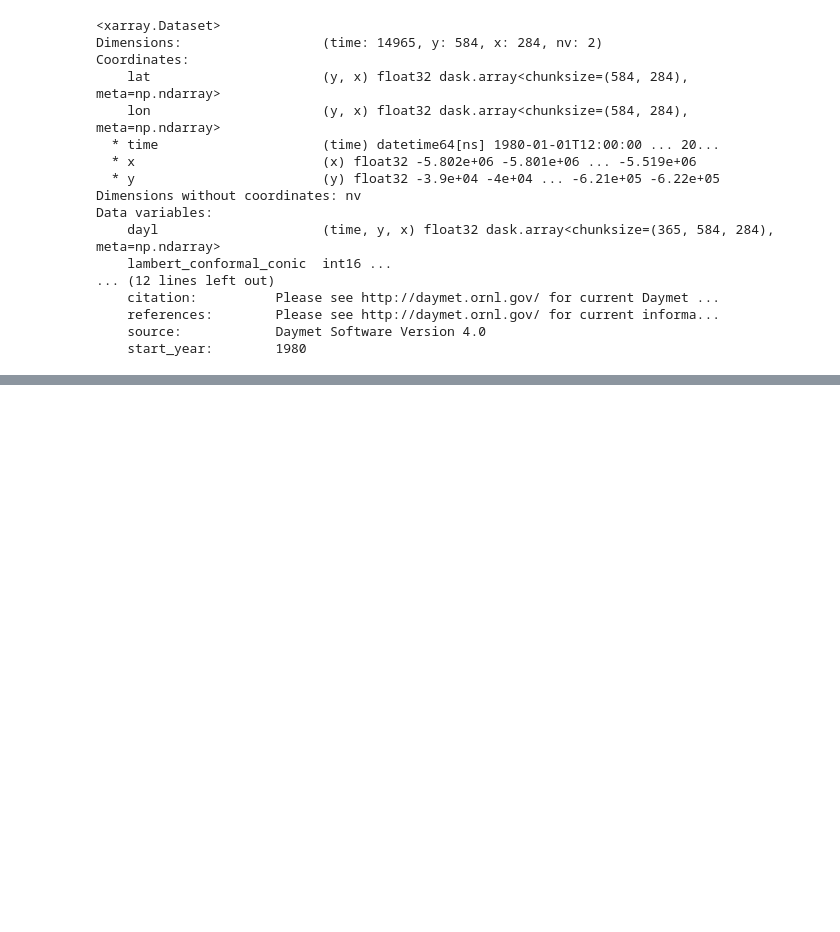
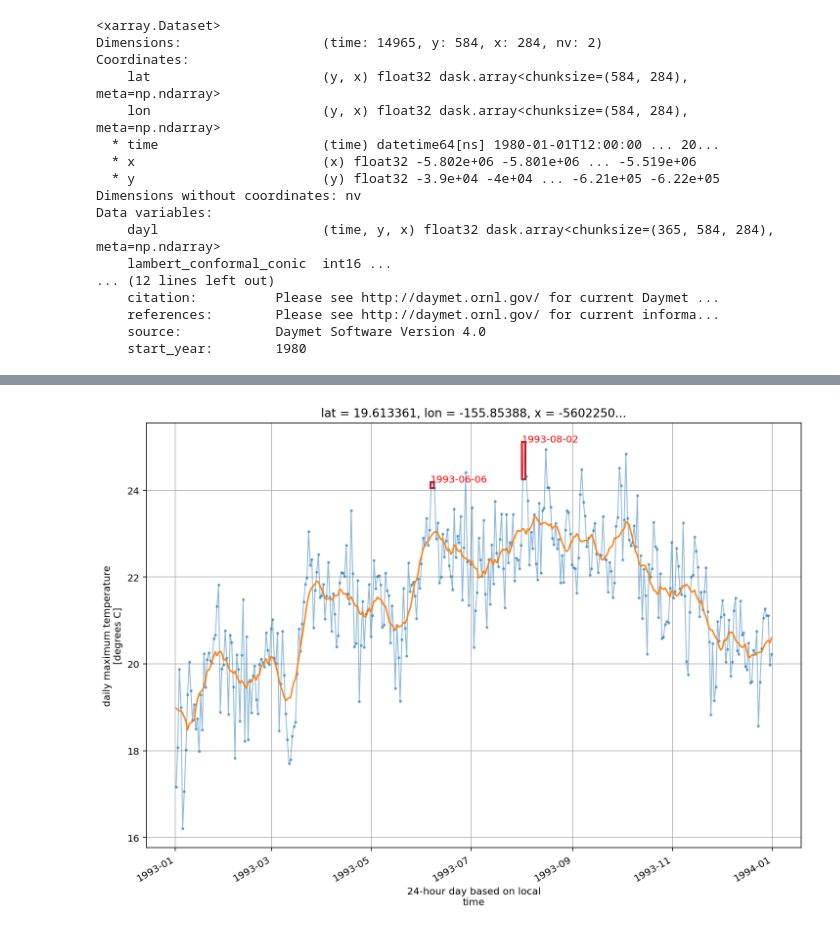
Before and after one commit to KorayKinik/heat-extremes-CMIP6, a Jupyter notebook: Untitled1.ipynb, the cells around one changed output, grey strips where cells are left out. Saved outputs shown, nothing was run; the diff lists cells and outputs as text; code cells hidden in the pictures; blank space fills up the shorter version.

```diff
--- a/Untitled1.ipynb
+++ b/Untitled1.ipynb
@@ -217,0 +184,31 @@ hp
+# %%
+################################
+# Plot the heat events, for a single fixed location
+################################
+
+subsetPlot = '1993' # an arbitrary pick
+
+# plot lines
+tmax.sel(time=subsetPlot).plot(marker='o', markersize=2, linewidth=1, alpha=.5)
+tmax_avg.sel(time=subsetPlot).plot()
+
+# and add boxes for the detected-events
+df_plot = df[df['d_peak'].apply(lambda x: str(x.year)) == subsetPlot]
+
+for i, row in df_plot[['d1','d2','d_peak','min_tmax','max_tmax']].iterrows():
+
+    d1, d2, dp, temp_min, temp_max = row
+
+    d1 = mdates.date2num(d1)
+    d2 = mdates.date2num(d2)
+    width = d2 - d1
+    height = temp_max - temp_min
+
+    rect = Rectangle((d1, temp_min), width, height,
+                     color='red', fill=False, linewidth=2)
+    ax = plt.gca()
+    ax.add_patch(rect)
+    ax.text(d1, temp_max, dp, color='r')
+    ax.grid(True)
+# %% [output]
+[figure, added]
```
Also changed, not shown: parts of 10 cells of this notebook.
